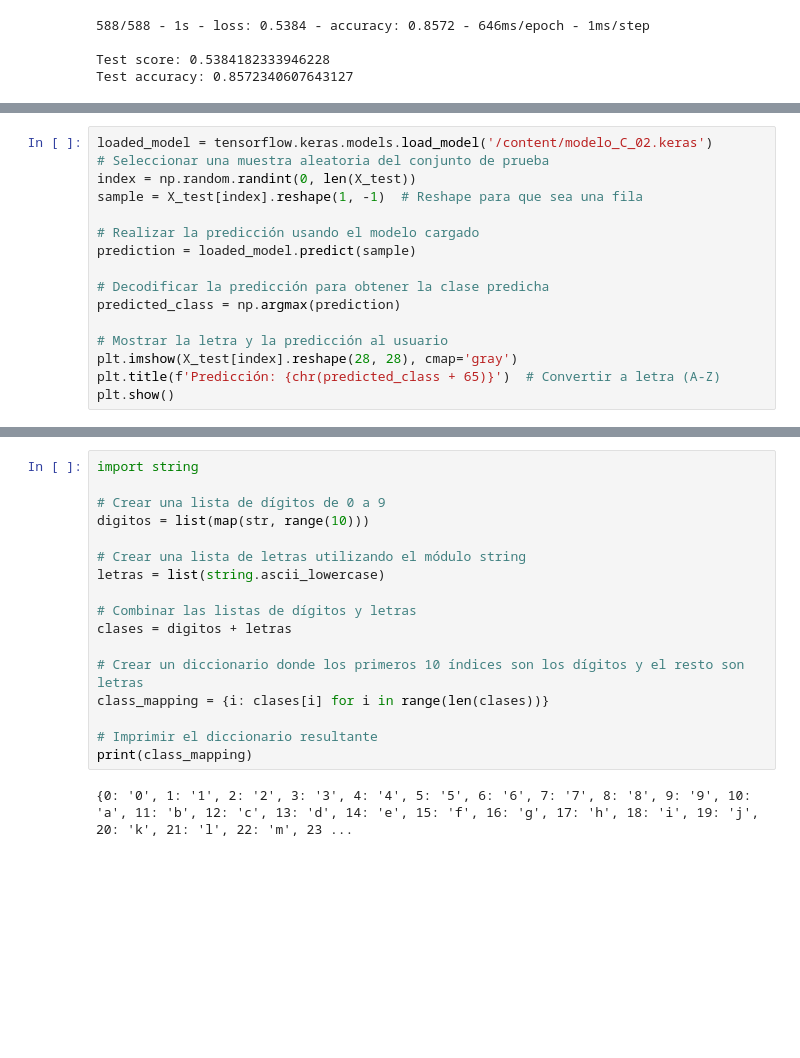
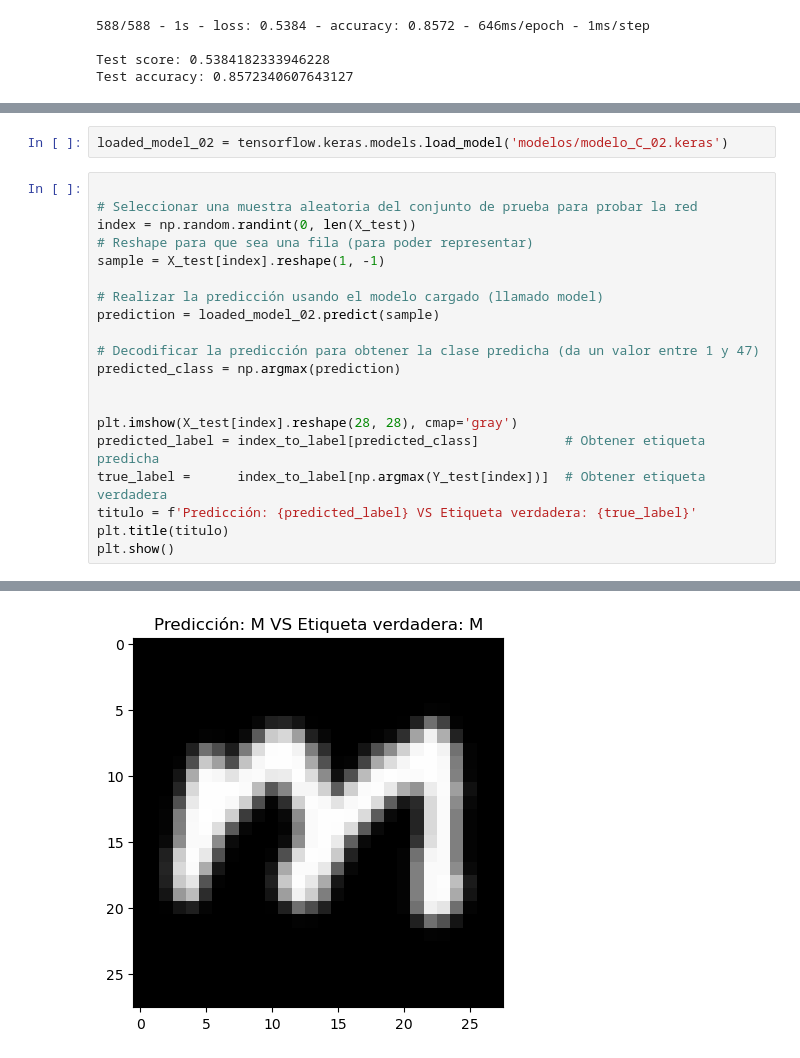
Before and after one commit to maloto3/OCR_Signals, a Jupyter notebook: Red_Neuronal_def.ipynb, the cells around one changed output, grey strips where cells are left out. Saved outputs shown, nothing was run; the diff lists cells and outputs as text; blank space fills up the shorter version.

```diff
--- a/Red_Neuronal_def.ipynb
+++ b/Red_Neuronal_def.ipynb
@@ -197,16 +196,23 @@ plt.show()
+# %%
+loaded_model_02 = tensorflow.keras.models.load_model('modelos/modelo_C_02.keras')
 # %%
-loaded_model = tensorflow.keras.models.load_model('/content/modelo_C_02.keras')
-# Seleccionar una muestra aleatoria del conjunto de prueba
+
+# Seleccionar una muestra aleatoria del conjunto de prueba para probar la red
 index = np.random.randint(0, len(X_test))
-sample = X_test[index].reshape(1, -1)  # Reshape para que sea una fila
+# Reshape para que sea una fila (para poder representar)
+sample = X_test[index].reshape(1, -1)
 
-# Realizar la predicción usando el modelo cargado
-prediction = loaded_model.predict(sample)
+# Realizar la predicción usando el modelo cargado (llamado model)
+prediction = loaded_model_02.predict(sample)
 
-# Decodificar la predicción para obtener la clase predicha
+# Decodificar la predicción para obtener la clase predicha (da un valor entre 1 y 47)
 predicted_class = np.argmax(prediction)
 
-# Mostrar la letra y la predicción al usuario
+
 plt.imshow(X_test[index].reshape(28, 28), cmap='gray')
-plt.title(f'Predicción: {chr(predicted_class + 65)}')  # Convertir a letra (A-Z)
+predicted_label = index_to_label[predicted_class]           # Obtener etiqueta predicha
+true_label =      index_to_label[np.argmax(Y_test[index])]  # Obtener etiqueta verdadera
+titulo = f'Predicción: {predicted_label} VS Etiqueta verdadera: {true_label}'
+plt.title(titulo)
 plt.show()
+# %% [output]
@@ -213,19 +220 @@ plt.show()
+[figure, added]
-# %%
-import string
-
-# Crear una lista de dígitos de 0 a 9
-digitos = list(map(str, range(10)))
-
-# Crear una lista de letras utilizando el módulo string
-letras = list(string.ascii_lowercase)
-
-# Combinar las listas de dígitos y letras
-clases = digitos + letras
-
-# Crear un diccionario donde los primeros 10 índices son los dígitos y el resto son letras
-class_mapping = {i: clases[i] for i in range(len(clases))}
-
-# Imprimir el diccionario resultante
-print(class_mapping)
-# %% [output]
-{0: '0', 1: '1', 2: '2', 3: '3', 4: '4', 5: '5', 6: '6', 7: '7', 8: '8', 9: '9', 10: 'a', 11: 'b', 12: 'c', 13: 'd', 14: 'e', 15: 'f', 16: 'g', 17: 'h', 18: 'i', 19: 'j', 20: 'k', 21: 'l', 22: 'm', 23 ...
```
Also changed, not shown: parts of 5 cells of this notebook.
